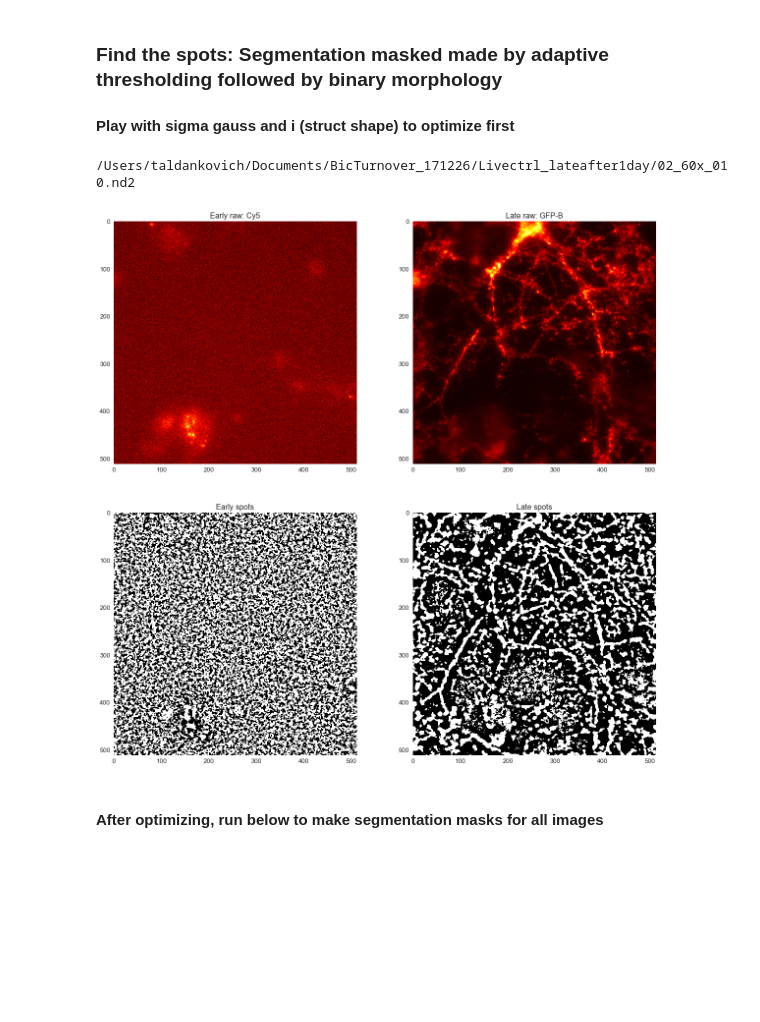
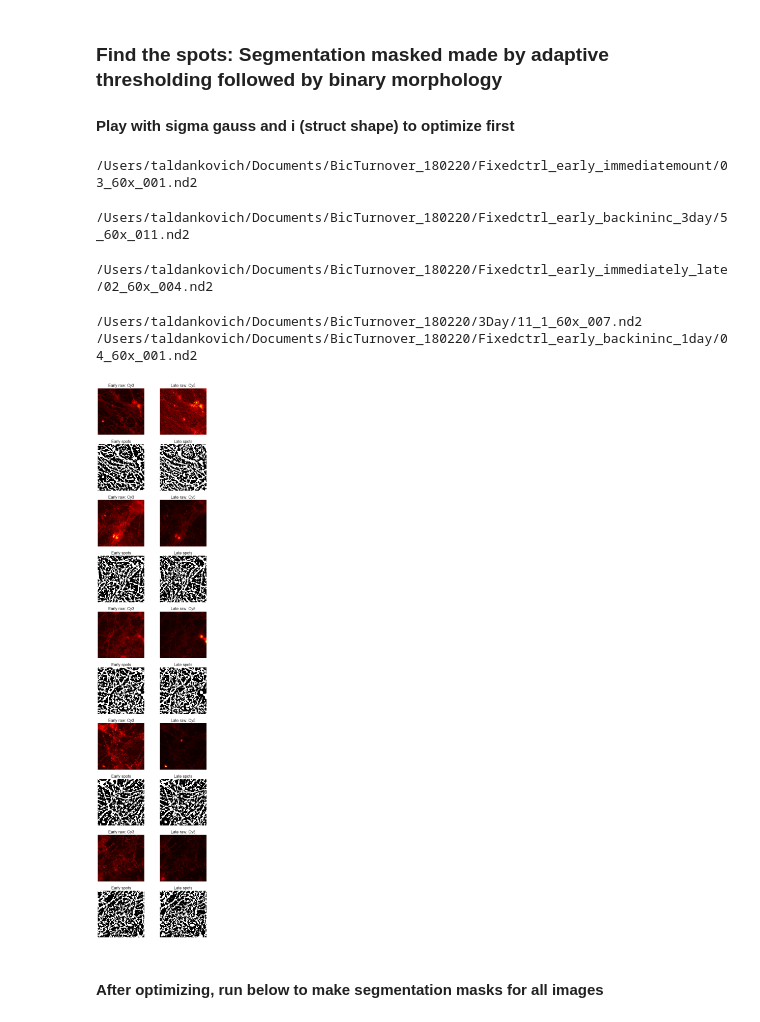
Before and after one commit to taldanko/Image_processing, a Jupyter notebook: TurnoverAnalysis_2Colours/TurnoverAnalysis_2colours.ipynb, the cells around one changed output. Cells and saved outputs as stored; diff of their text form; code cells hidden in the pictures; blank space fills up the shorter version.

```diff
--- a/TurnoverAnalysis_2Colours/TurnoverAnalysis_2colours.ipynb
+++ b/TurnoverAnalysis_2Colours/TurnoverAnalysis_2colours.ipynb
@@ -128,8 +128,11 @@ for i in range(0,len(filelist)):
 ### Find the spots: Segmentation masked made by adaptive thresholding followed by binary morphology
 #### Play with sigma gauss and i (struct shape) to optimize first
 # %%
-with ND2Reader(results["filename"][80]) as images:
-        print(results["filename"][80])
+fig=plt.figure(figsize=(8,80))
+figno=1
+for im in range(0,5):
+    with ND2Reader(results["filename"][np.random.randint(1,len(results["filename"]))]) as images:
+        print(results["filename"][np.random.randint(1,len(results["filename"]))])
         early_image=images[early_channel_no-1]
         late_image=images[late_channel_no-1]
         [channel1name, channel2name]=early_image.metadata['channels']
@@ -140,58 +143,71 @@ with ND2Reader(results["filename"][80]) as images:
             early_channelname=channel1name
             late_channelname=channel2name
 
         #smoothing with gaussian filter for noise reduction
         #can play with sigma
-        sigmagauss=1
+        sigmagauss=2
         early_smooth = ndi.filters.gaussian_filter(early_image,sigmagauss)
         late_smooth = ndi.filters.gaussian_filter(late_image,sigmagauss)
 
         #adaptive thresholding - bg found by mean filter with SE
-        i=21 #for SE
+        i=51 #for SE
         struct = (np.mgrid[:i,:i][0] - np.floor(i/2))**2 + (np.mgrid[:i,:i][1] - np.floor(i/2))**2 <= np.floor(i/2)**2
         bg_early = rank.mean(early_smooth, selem=struct)
         bg_late = rank.mean(late_smooth, selem=struct)
         early_spots = early_smooth >= bg_early
         late_spots = late_smooth >= bg_late
         #improve with binary hole filling
         #early_spots_holes_filled = ndi.binary_fill_holes(np.logical_not(early_spots))
         #late_spots_holes_filled = ndi.binary_fill_holes(np.logical_not(late_spots))
         #improve with binary closing
         #i2 = 3
         #struct2 = (np.mgrid[:i2,:i2][0] - np.floor(i2/2))**2 + (np.mgrid[:i2,:i2][1] - np.floor(i2/2))**2 <= np.floor(i2/2)**2
         #pad_size = i+2 #pad the spots image to avoid artifacts at the edges
         #padded_early_spots = np.pad(early_spots_holes_filled,pad_size,mode='reflect')
         #padded_late_spots = np.pad(late_spots_holes_filled,pad_size,mode='reflect')
         #early_spots_final = ndi.binary_closing(np.logical_not(padded_early_spots),structure=struct2)
         #late_spots_final = ndi.binary_closing(np.logical_not(padded_late_spots),structure=struct2)
         #remove the padding from before
         #early_spots_final = early_spots_final[pad_size:-pad_size,pad_size:-pad_size]
         #late_spots_final = late_spots_final[pad_size:-pad_size,pad_size:-pad_size]
 
-fig=plt.figure(figsize=(20,20))
-fig.add_subplot(2,2,1)
-plt.imshow(early_image,interpolation='none',cmap='hot')
-plt.title('Early raw: '+early_channelname)
-ax=plt.gca()
-ax.grid(color='none')
-fig.add_subplot(2,2,2)
-plt.imshow(late_image,interpolation='none',cmap='hot')
-plt.title('Late raw: '+late_channelname)
-ax=plt.gca()
-ax.grid(color='none')
-fig.add_subplot(2,2,3)
-plt.imshow(early_spots,interpolation='none',cmap='gray')
-plt.title('Early spots')
-ax=plt.gca()
-ax.grid(color='none')
-fig.add_subplot(2,2,4)
-plt.imshow(late_spots,interpolation='none',cmap='gray')
-plt.title('Late spots')
-ax=plt.gca()
-ax.grid(color='none')
+        fig.add_subplot(20,2,figno)
+        plt.imshow(early_image,interpolation='none',cmap='hot')
+        plt.title('Early raw: '+early_channelname)
+        ax=plt.gca()
+        ax.grid(color='none')
+        ax.get_xaxis().set_visible(False)
+        ax.get_yaxis().set_visible(False)
+        fig.add_subplot(20,2,figno+1)
+        plt.imshow(late_image,interpolation='none',cmap='hot')
+        plt.title('Late raw: '+late_channelname)
+        ax=plt.gca()
+        ax.grid(color='none')
+        ax.get_xaxis().set_visible(False)
+        ax.get_yaxis().set_visible(False)
+        fig.add_subplot(20,2,figno+2)
+        plt.imshow(early_spots,interpolation='none',cmap='gray')
+        plt.title('Early spots')
+        ax=plt.gca()
+        ax.grid(color='none')
+        ax.get_xaxis().set_visible(False)
+        ax.get_yaxis().set_visible(False)
+        fig.add_subplot(20,2,figno+3)
+        plt.imshow(late_spots,interpolation='none',cmap='gray')
+        plt.title('Late spots')
+        ax=plt.gca()
+        ax.grid(color='none')
+        ax.get_xaxis().set_visible(False)
+        ax.get_yaxis().set_visible(False)
+
+        figno=figno+4
 # %% [output]
-/Users/taldankovich/Documents/BicTurnover_171226/Livectrl_lateafter1day/02_60x_010.nd2
+/Users/taldankovich/Documents/BicTurnover_180220/Fixedctrl_early_immediatemount/03_60x_001.nd2
+/Users/taldankovich/Documents/BicTurnover_180220/Fixedctrl_early_backininc_3day/5_60x_011.nd2
+/Users/taldankovich/Documents/BicTurnover_180220/Fixedctrl_early_immediately_late/02_60x_004.nd2
+/Users/taldankovich/Documents/BicTurnover_180220/3Day/11_1_60x_007.nd2
+/Users/taldankovich/Documents/BicTurnover_180220/Fixedctrl_early_backininc_1day/04_60x_001.nd2
-[figure, old version]
+[figure, new version]
 # %% [markdown]
 #### After optimizing, run below to make segmentation masks for all images
 # %%
```
Also changed, not shown: parts of 4 cells of this notebook.
